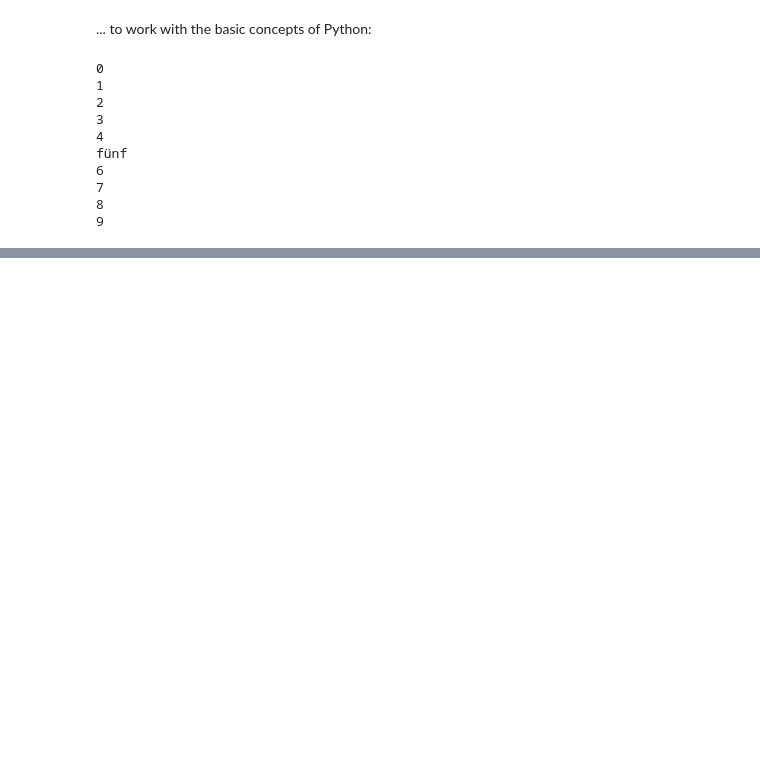
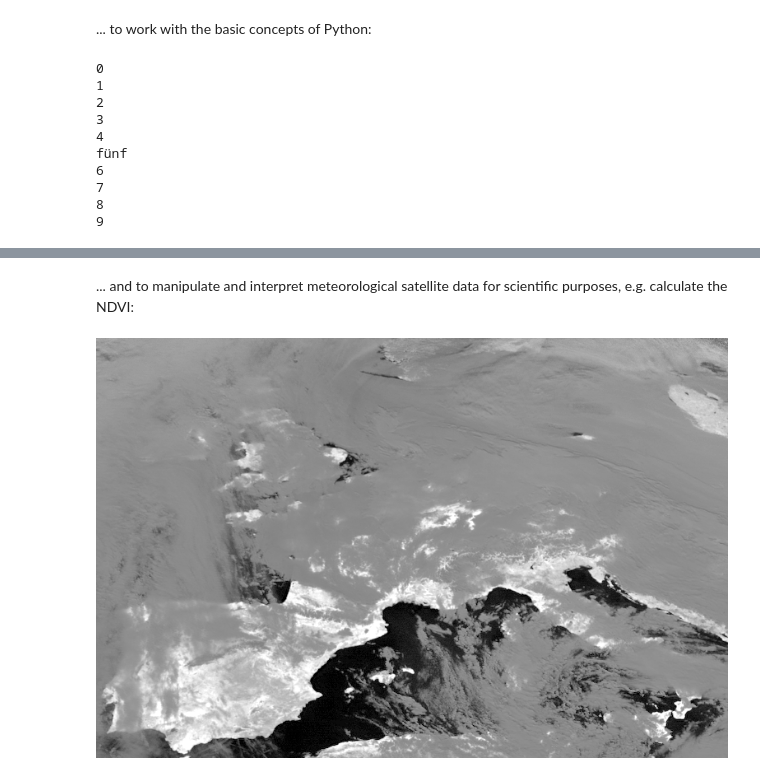
Before and after one commit to python-kurs/sommersemester_2019, a Jupyter notebook: content/motivation.ipynb, the cells around one changed output, grey strips where cells are left out. Cells and saved outputs as stored; diff of their text form; code cells hidden in the pictures; blank space fills up the shorter version.

```diff
--- a/content/motivation.ipynb
+++ b/content/motivation.ipynb
@@ -103,0 +163,13 @@ plt.show()
+# %%
+datei = ["data/W_XX-EUMETSAT-Darmstadt,VIS+IR+IMAGERY,MSG3+SEVIRI_C_EUMG_20180112120010.nc"]
+
+files = {'seviri_l1b_nc' : datei}
+
+scn = satpy.Scene(filenames=files)
+available_bands = np.unique(np.asarray([x.name for x in scn.available_dataset_ids()]))
+scn.load(available_bands)
+
+compo = "day_microphysics"
+scn.load([compo])
+scn.show(compo)
+scn[compo] = scn[compo][:,100:-100,100:-100]
@@ -103,0 +182,7 @@ plt.show()
+# %% [markdown]
+... and to manipulate and interpret meteorological satellite data for scientific purposes, e.g. calculate the NDVI:
+# %%
+scn["ndvi"] = (scn[0.8] - scn[0.6]) / (scn[0.8] + scn[0.6])[100:-100,100:-100]
+scn.show("ndvi")
+# %% [output]
+[figure, added]
```
Also changed, not shown: parts of 17 cells of this notebook, 3 other files.
